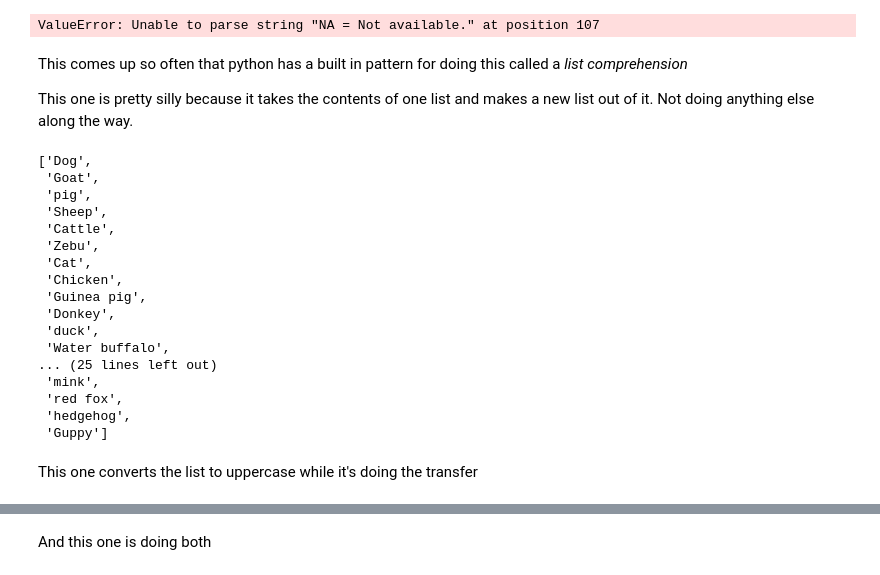
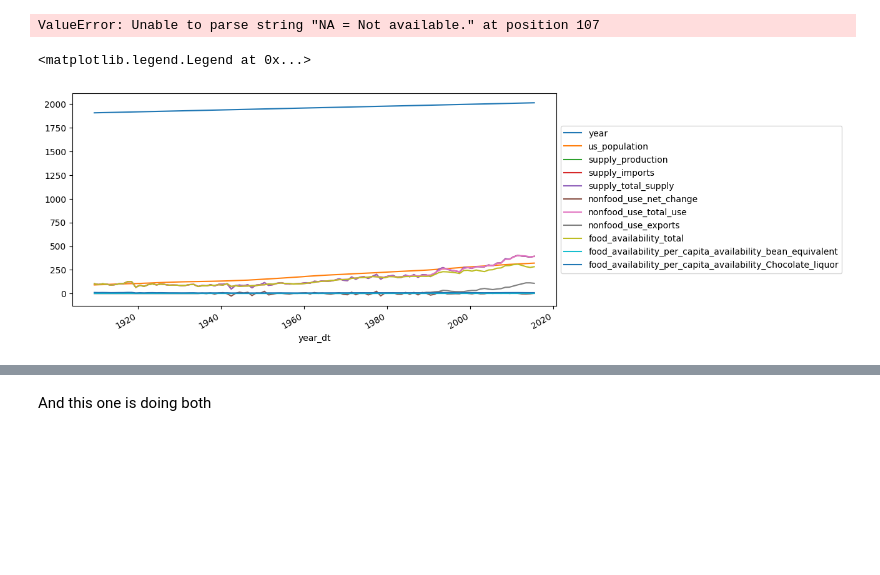
Before and after one commit to shinsooha/DATAproject, a Jupyter notebook: coffee.ipynb, the cells around one changed output, grey strips where cells are left out. Cells and saved outputs as stored; diff of their text form; code cells hidden in the pictures; blank space fills up the shorter version.

```diff
--- a/coffee.ipynb
+++ b/coffee.ipynb
@@ -367,34 +366,13 @@ cocoa_df.head(8)
 | 6 | 1915 | 100.546 | NaN | 103.0 | 103.0 | 0.0 | ... |
 | 7 | 1916 | 101.961 | NaN | 104.0 | 104.0 | 0.0 | ... |
 # %%
-cocoa_df["year"] = pd.to_datetime(dict(year=cocoa_df.year, month=6, day=1))
-cocoa_df.set_index("year", inplace=True)
+cocoa_df["year_dt"] = pd.to_datetime(dict(year=cocoa_df.year, month=7, day=3))
+cocoa_df.set_index("year_dt", inplace=True)
 cocoa_df.head()
 # %% [output]
 ValueError: Unable to parse string "NA = Not available." at position 107
-# %% [markdown]
-This comes up so often that python has a built in pattern for doing this called a _list comprehension_
-
-This one is pretty silly because it takes the contents of one list and makes a new list out of it. Not doing anything else along the way.
 # %%
-tea_df.plot().legend(loc="center left", bbox_to_anchor=(1.0, 0.5))
+cocoa_df.plot().legend(loc="center left", bbox_to_anchor=(1.0, 0.5))
 # %% [output]
-['Dog',
- 'Goat',
- 'pig',
- 'Sheep',
- 'Cattle',
- 'Zebu',
- 'Cat',
- 'Chicken',
- 'Guinea pig',
- 'Donkey',
- 'duck',
- 'Water buffalo',
-... (25 lines left out)
- 'mink',
- 'red fox',
- 'hedgehog',
- 'Guppy']
+<matplotlib.legend.Legend at 0x...>
+[figure, added]
-# %% [markdown]
-This one converts the list to uppercase while it's doing the transfer
```
Also changed, not shown: parts of 12 cells of this notebook.
